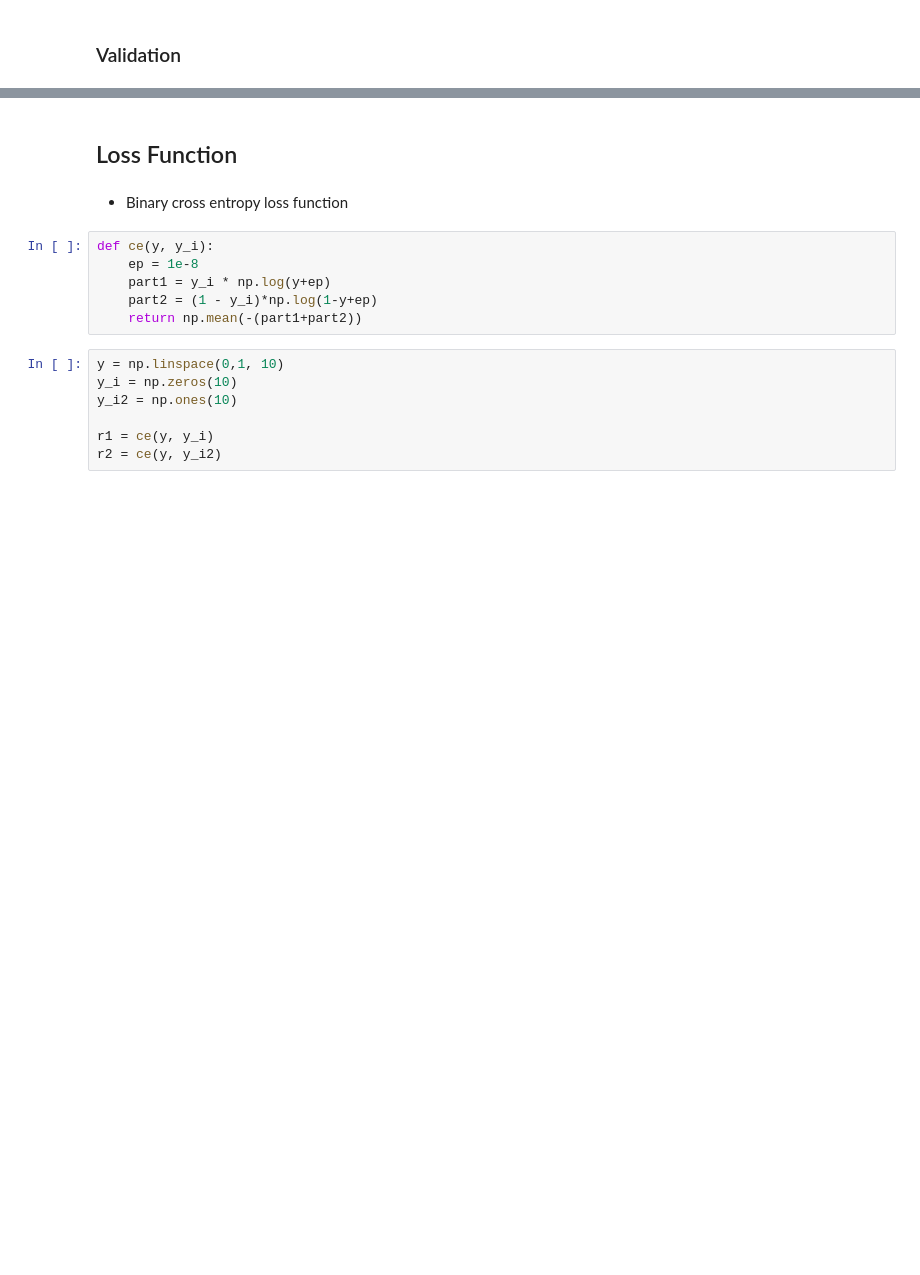
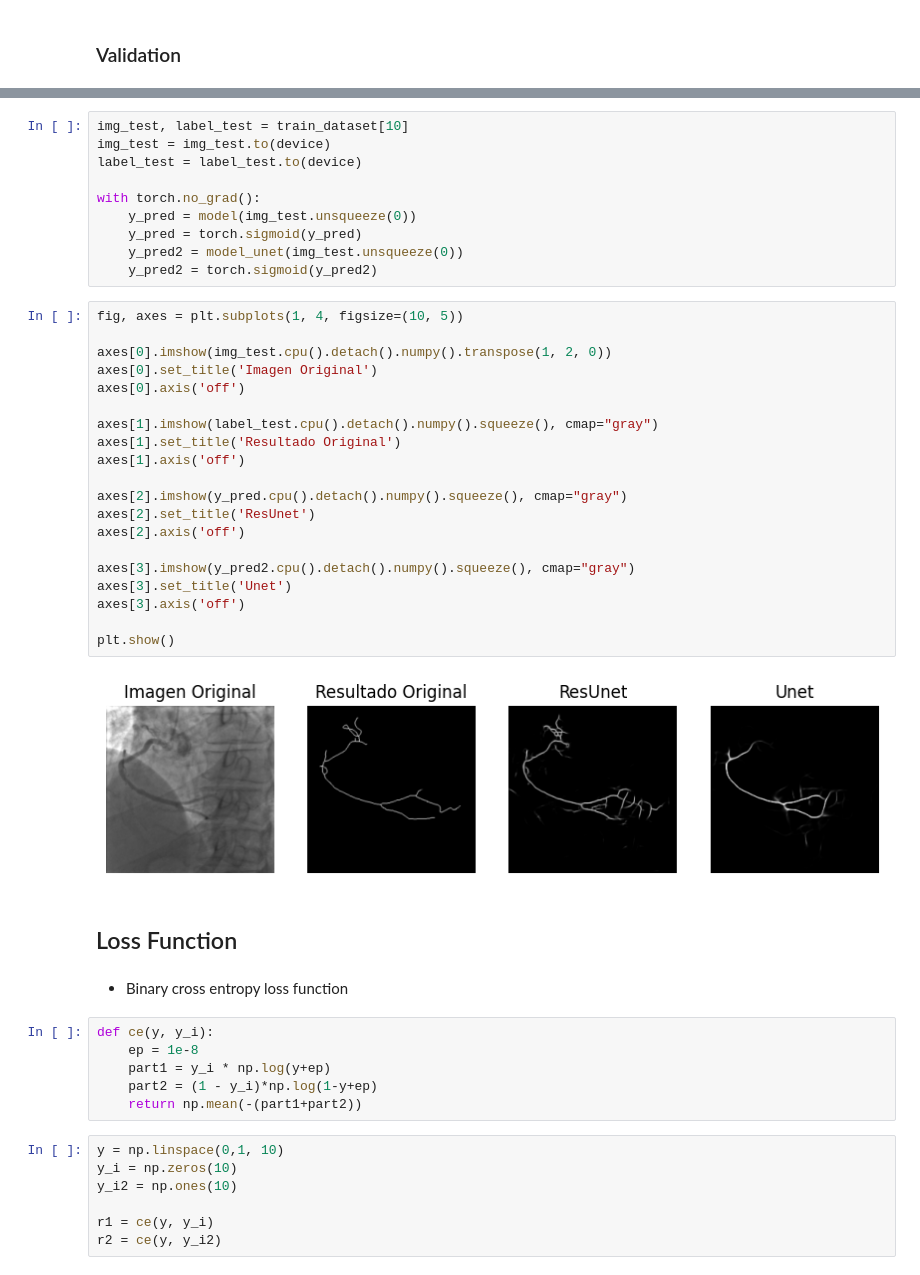
Before and after one commit to Cuevas2402/deep-learning-notebooks, a Jupyter notebook: research/unet.ipynb, the cells around one changed output, grey strips where cells are left out. Saved outputs shown, nothing was run; the diff lists cells and outputs as text; blank space fills up the shorter version.

```diff
--- a/research/unet.ipynb
+++ b/research/unet.ipynb
@@ -437,3 +555,35 @@ plt.show()
+# %%
+img_test, label_test = train_dataset[10]
+img_test = img_test.to(device)
+label_test = label_test.to(device)
+
+with torch.no_grad():
+    y_pred = model(img_test.unsqueeze(0))
+    y_pred = torch.sigmoid(y_pred)
+    y_pred2 = model_unet(img_test.unsqueeze(0))
+    y_pred2 = torch.sigmoid(y_pred2)
+# %%
+fig, axes = plt.subplots(1, 4, figsize=(10, 5))
+
+axes[0].imshow(img_test.cpu().detach().numpy().transpose(1, 2, 0))
+axes[0].set_title('Imagen Original')
+axes[0].axis('off')
+
+axes[1].imshow(label_test.cpu().detach().numpy().squeeze(), cmap="gray")
+axes[1].set_title('Resultado Original')
+axes[1].axis('off')
+
+axes[2].imshow(y_pred.cpu().detach().numpy().squeeze(), cmap="gray")
+axes[2].set_title('ResUnet')
+axes[2].axis('off')
+
+axes[3].imshow(y_pred2.cpu().detach().numpy().squeeze(), cmap="gray")
+axes[3].set_title('Unet')
+axes[3].axis('off')
+
+plt.show()
+# %% [output]
+[figure, added]
 # %% [markdown]
 ## Loss Function
 # %% [markdown]
```
Also changed, not shown: parts of 57 cells of this notebook, 4 other files.
